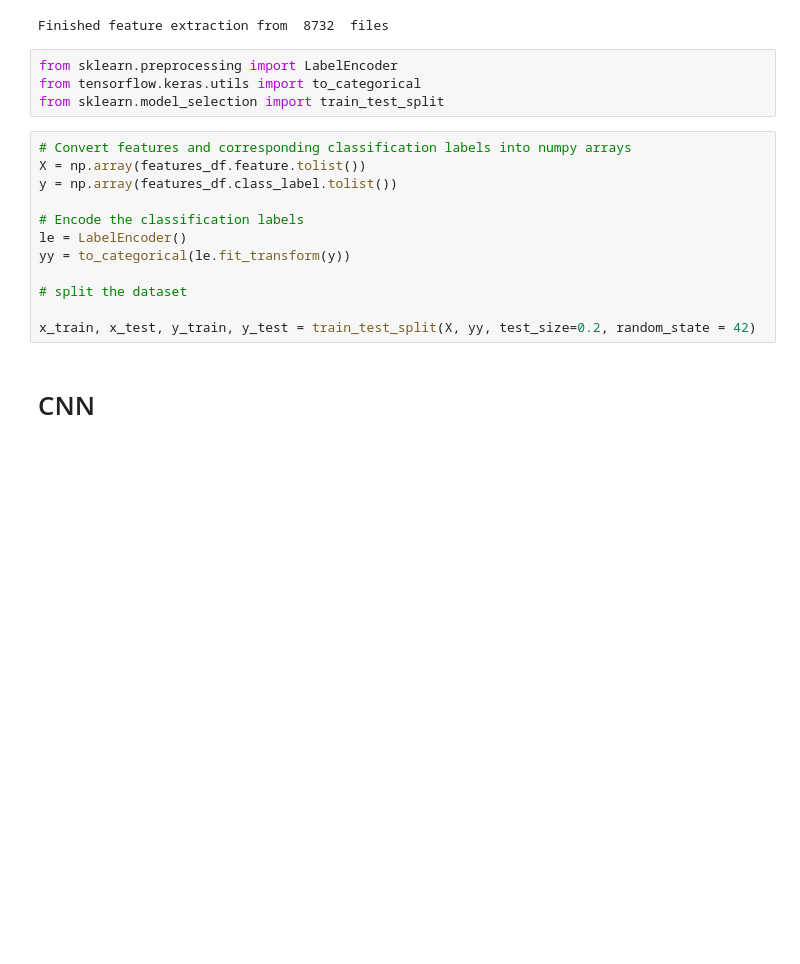
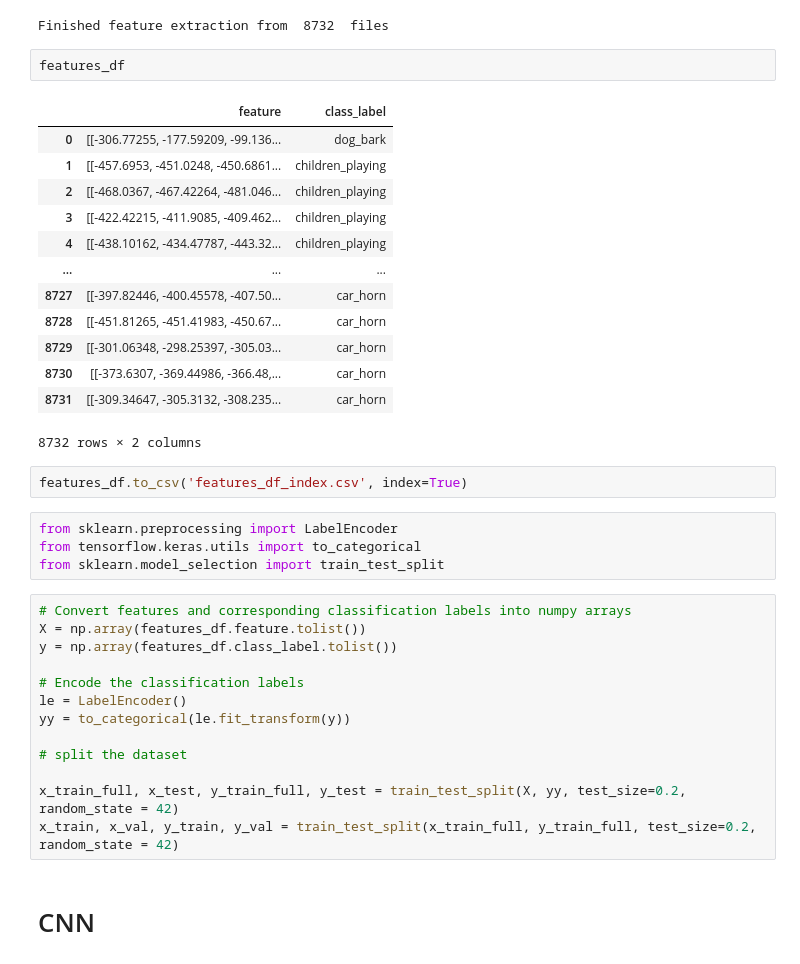
Before and after one commit to ImDef4ult/AudioClassification, a Jupyter notebook: 3.2 CNN.ipynb, the cells around one changed output. Saved outputs shown, nothing was run; the diff lists cells and outputs as text; blank space fills up the shorter version.

```diff
--- a/3.2 CNN.ipynb
+++ b/3.2 CNN.ipynb
@@ -44,6 +44,24 @@ features_df = pd.DataFrame(features, columns=['feature','class_label'])
 print('Finished feature extraction from ', len(features_df), ' files')
 # %% [output]
 Finished feature extraction from  8732  files
+# %%
+features_df
+# %% [output]
+|  | feature | class_label |
+| 0 | [[-306.77255, -177.59209, -99.136... | dog_bark |
+| 1 | [[-457.6953, -451.0248, -450.6861... | children_playing |
+| 2 | [[-468.0367, -467.42264, -481.046... | children_playing |
+| 3 | [[-422.42215, -411.9085, -409.462... | children_playing |
+| 4 | [[-438.10162, -434.47787, -443.32... | children_playing |
+| ... | ... | ... |
+| 8727 | [[-397.82446, -400.45578, -407.50... | car_horn |
+| 8728 | [[-451.81265, -451.41983, -450.67... | car_horn |
+| 8729 | [[-301.06348, -298.25397, -305.03... | car_horn |
+| 8730 | [[-373.6307, -369.44986, -366.48,... | car_horn |
+| 8731 | [[-309.34647, -305.3132, -308.235... | car_horn |
+8732 rows × 2 columns
+# %%
+features_df.to_csv('features_df_index.csv', index=True)
 # %%
 from sklearn.preprocessing import LabelEncoder
 from tensorflow.keras.utils import to_categorical
@@ -59,7 +77,8 @@ yy = to_categorical(le.fit_transform(y))
 
 # split the dataset
 
-x_train, x_test, y_train, y_test = train_test_split(X, yy, test_size=0.2, random_state = 42)
+x_train_full, x_test, y_train_full, y_test = train_test_split(X, yy, test_size=0.2, random_state = 42)
+x_train, x_val, y_train, y_val = train_test_split(x_train_full, y_train_full, test_size=0.2, random_state = 42)
 # %% [markdown]
 # CNN
 # %%
```
Also changed, not shown: parts of 25 cells of this notebook, 6 other files.
